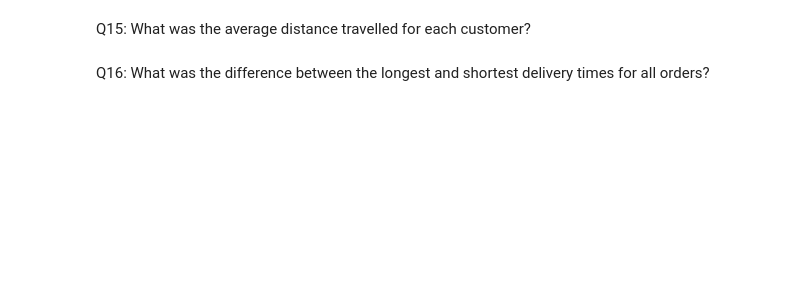
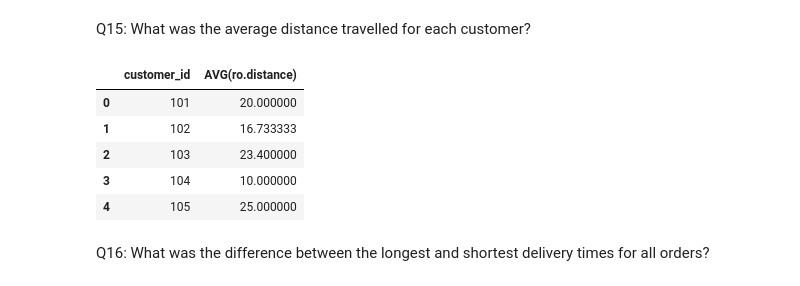
Before and after one commit to 20100215/8_Week_SQL_Challenge, a Jupyter notebook: Week 2 (Pizza Runner)/week2.ipynb, the cells around one changed output. Cells and saved outputs as stored; diff of their text form; code cells hidden in the pictures; blank space fills up the shorter version.

```diff
--- a/Week 2 (Pizza Runner)/week2.ipynb
+++ b/Week 2 (Pizza Runner)/week2.ipynb
@@ -467,4 +501,25 @@ Q14: Is there any relationship between the number of pizzas and how long the ord
 # %% [markdown]
 Q15: What was the average distance travelled for each customer?
+# %%
+query("""
+    SELECT
+        co.customer_id,
+        AVG(ro.distance)
+    FROM
+        customer_orders_clean co
+        INNER JOIN runner_orders_clean ro
+            ON co.order_id = ro.order_id
+    WHERE
+        ro.distance IS NOT NULL
+    GROUP BY
+        co.customer_id
+""")
+# %% [output]
+|  | customer_id | AVG(ro.distance) |
+| 0 | 101 | 20.000000 |
+| 1 | 102 | 16.733333 |
+| 2 | 103 | 23.400000 |
+| 3 | 104 | 10.000000 |
+| 4 | 105 | 25.000000 |
 # %% [markdown]
 Q16: What was the difference between the longest and shortest delivery times for all orders?
```
Also changed, not shown: parts of 7 cells of this notebook.
